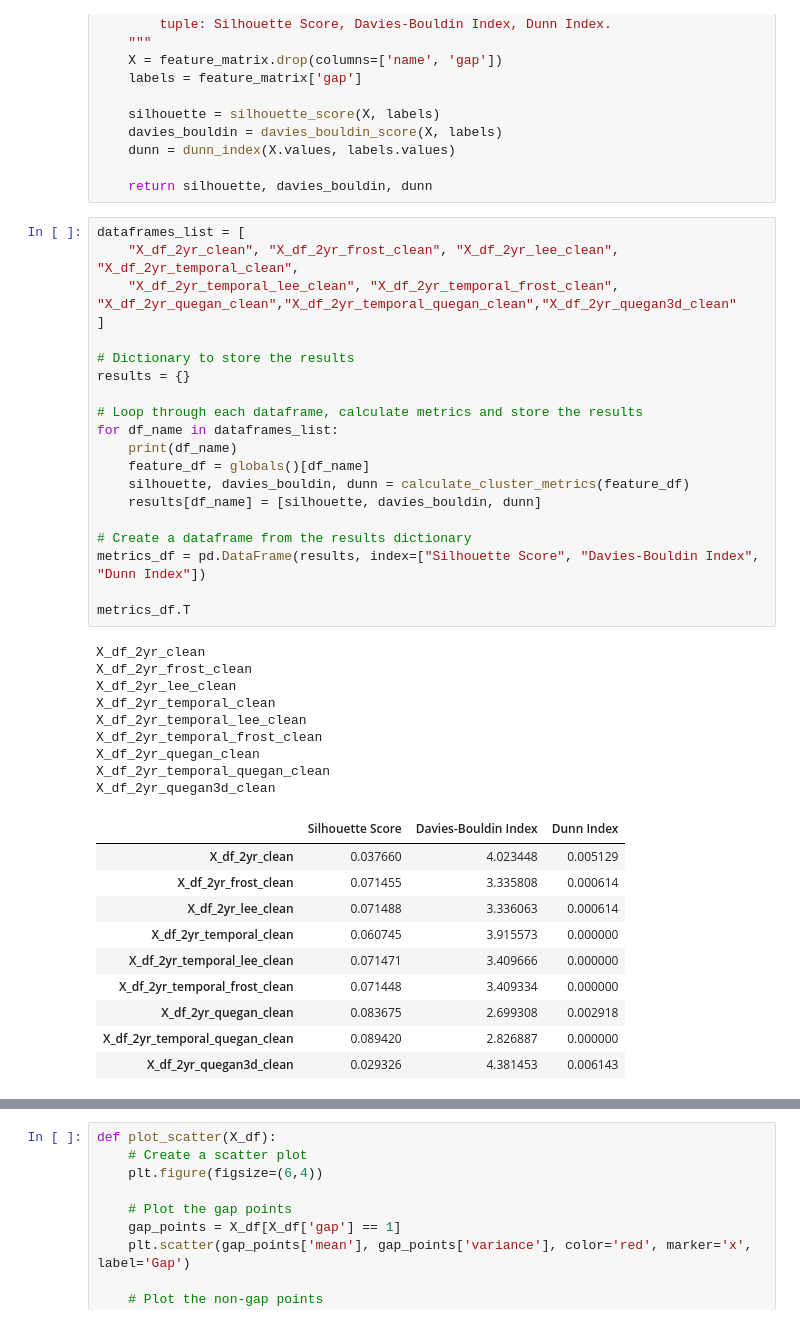
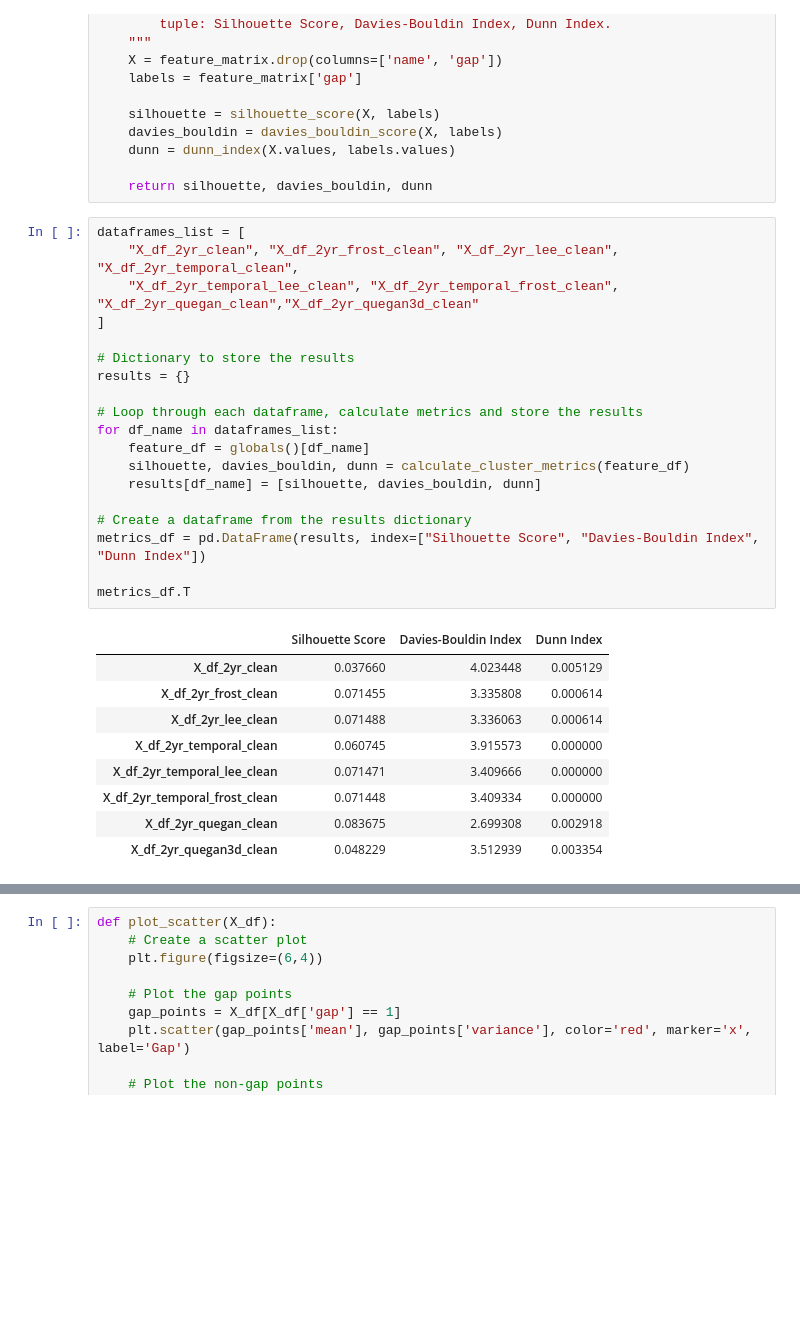
Before and after one commit to ol-webb/tree_gaps4, a Jupyter notebook: all_gaps_mk2/main1.ipynb, the cells around one changed output, grey strips where cells are left out. Cells and saved outputs as stored; diff of their text form; blank space fills up the shorter version.

```diff
--- a/all_gaps_mk2/main1.ipynb
+++ b/all_gaps_mk2/main1.ipynb
@@ -1988,43 +2078,32 @@ def calculate_cluster_metrics(feature_matrix):
 # %%
 dataframes_list = [
     "X_df_2yr_clean", "X_df_2yr_frost_clean", "X_df_2yr_lee_clean", "X_df_2yr_temporal_clean",
-    "X_df_2yr_temporal_lee_clean", "X_df_2yr_temporal_frost_clean", "X_df_2yr_quegan_clean","X_df_2yr_temporal_quegan_clean","X_df_2yr_quegan3d_clean"
+    "X_df_2yr_temporal_lee_clean", "X_df_2yr_temporal_frost_clean", "X_df_2yr_quegan_clean","X_df_2yr_quegan3d_clean"
 ]
 
 # Dictionary to store the results
 results = {}
 
 # Loop through each dataframe, calculate metrics and store the results
 for df_name in dataframes_list:
-    print(df_name)
     feature_df = globals()[df_name]
     silhouette, davies_bouldin, dunn = calculate_cluster_metrics(feature_df)
     results[df_name] = [silhouette, davies_bouldin, dunn]
 
 # Create a dataframe from the results dictionary
 metrics_df = pd.DataFrame(results, index=["Silhouette Score", "Davies-Bouldin Index", "Dunn Index"])
 
 metrics_df.T
 # %% [output]
-X_df_2yr_clean
-X_df_2yr_frost_clean
-X_df_2yr_lee_clean
-X_df_2yr_temporal_clean
-X_df_2yr_temporal_lee_clean
-X_df_2yr_temporal_frost_clean
-X_df_2yr_quegan_clean
-X_df_2yr_temporal_quegan_clean
-X_df_2yr_quegan3d_clean
 |  | Silhouette Score | Davies-Bouldin Index | Dunn Index |
 | X_df_2yr_clean | 0.037660 | 4.023448 | 0.005129 |
 | X_df_2yr_frost_clean | 0.071455 | 3.335808 | 0.000614 |
 | X_df_2yr_lee_clean | 0.071488 | 3.336063 | 0.000614 |
 | X_df_2yr_temporal_clean | 0.060745 | 3.915573 | 0.000000 |
 | X_df_2yr_temporal_lee_clean | 0.071471 | 3.409666 | 0.000000 |
 | X_df_2yr_temporal_frost_clean | 0.071448 | 3.409334 | 0.000000 |
 | X_df_2yr_quegan_clean | 0.083675 | 2.699308 | 0.002918 |
-| X_df_2yr_temporal_quegan_clean | 0.089420 | 2.826887 | 0.000000 |
-| X_df_2yr_quegan3d_clean | 0.029326 | 4.381453 | 0.006143 |
+| X_df_2yr_quegan3d_clean | 0.048229 | 3.512939 | 0.003354 |
 # %%
 dataframes_list = [
     "X_df_2yr_clean", "X_df_2yr_frost_clean", "X_df_2yr_lee_clean", "X_df_2yr_temporal_clean",
```
Also changed, not shown: parts of 15 cells of this notebook, 5 other files.
